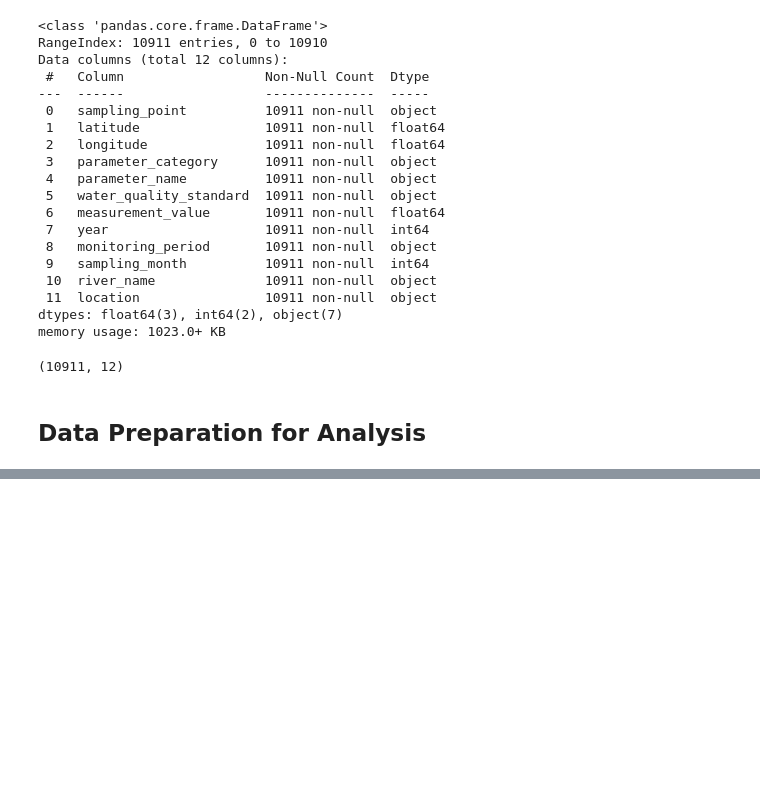
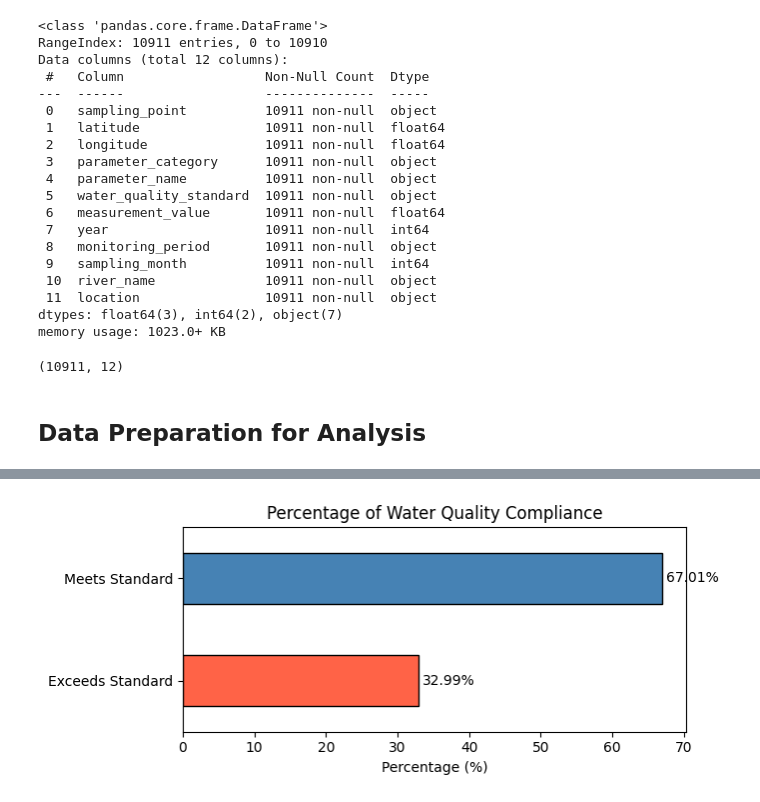
Before and after one commit to ARizalma/river-water-quality-analysis, a Jupyter notebook: notebooks/04_water_quality_analysis.ipynb, the cells around one changed output, grey strips where cells are left out. Cells and saved outputs as stored; diff of their text form; code cells hidden in the pictures; blank space fills up the shorter version.

```diff
--- a/notebooks/04_water_quality_analysis.ipynb
+++ b/notebooks/04_water_quality_analysis.ipynb
@@ -91,0 +161,9 @@ array(['1000', '50', '6-9', '3', '25', '4', '10', '0,06', '0,2', '1,5',
+# %%
+status_percentage = (
+    df["status"]
+    .value_counts(normalize=True)
+    .mul(100)
+    .round(2)
+)
+
+status_percentage
@@ -91,0 +176,32 @@ array(['1000', '50', '6-9', '3', '25', '4', '10', '0,06', '0,2', '1,5',
+# %%
+plt.figure(figsize=(7,3))
+
+status_percentage.sort_values().plot(
+    kind="barh",
+    color=["tomato", "steelblue"],
+    edgecolor="black"
+)
+
+plt.title("Percentage of Water Quality Compliance")
+plt.xlabel("Percentage (%)")
+plt.ylabel("")
+
+for index, value in enumerate(status_percentage.sort_values()):
+    plt.text(
+        value + 0.5,
+        index,
+        f"{value:.2f}%",
+        va="center"
+    )
+
+plt.tight_layout()
+
+plt.savefig(
+    "percentage_of_water_quality_compliance",
+    dpi=300,
+    bbox_inches="tight"
+)
+
+plt.show()
+# %% [output]
+[figure, added]
```
Also changed, not shown: parts of 28 cells of this notebook.
